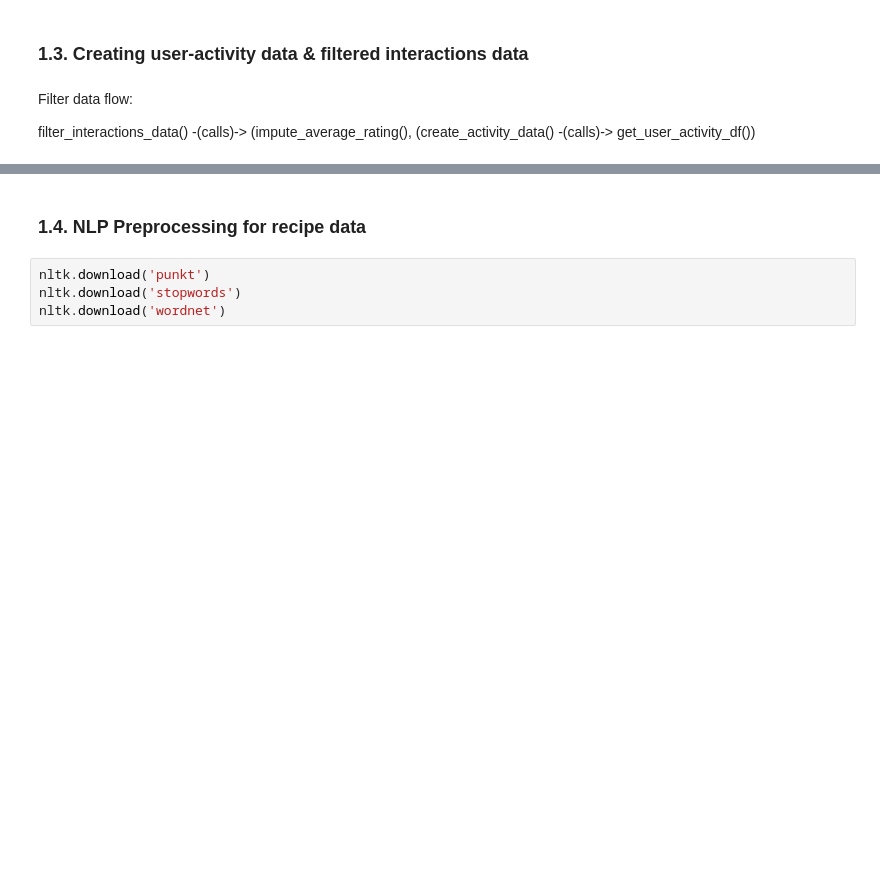
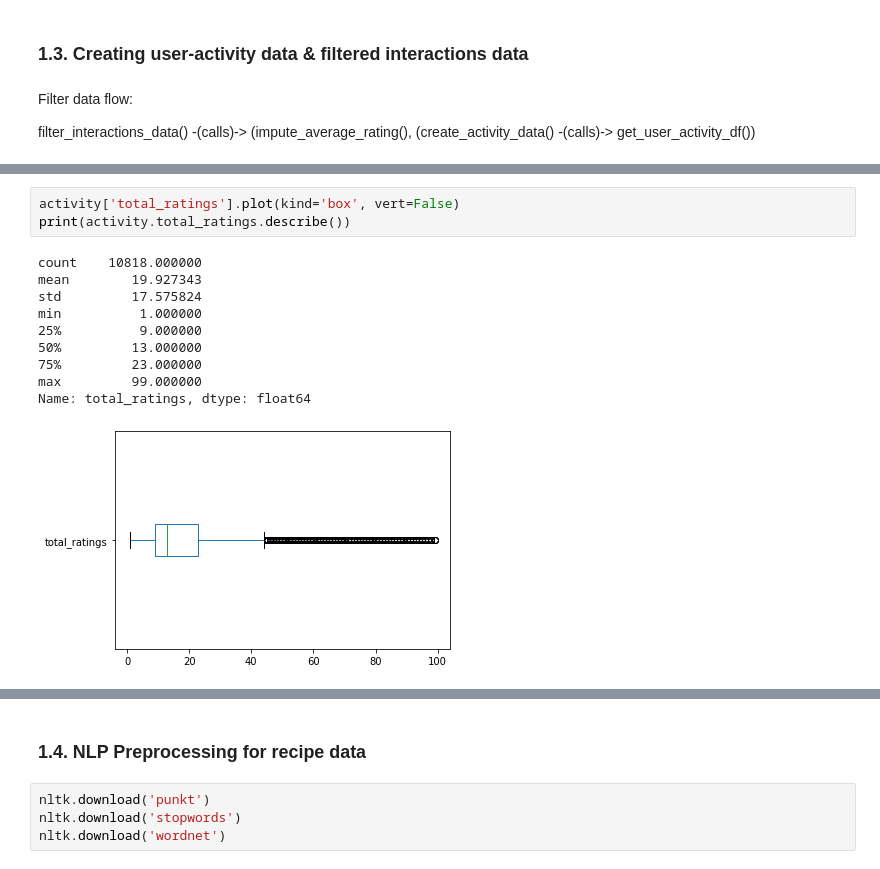
Before and after one commit to CaroHolt/WebMiningRecipeProject, a Jupyter notebook: code/Content Mining Overall.ipynb, the cells around one changed output, grey strips where cells are left out. Drawn from its saved outputs; the diff is of its cells as text; blank space fills up the shorter version.

```diff
--- a/code/Content Mining Overall.ipynb
+++ b/code/Content Mining Overall.ipynb
@@ -214,3 +215,17 @@ Number of imputed ratings: 8169
+# %%
+activity['total_ratings'].plot(kind='box', vert=False)
+print(activity.total_ratings.describe())
+# %% [output]
+count    10818.000000
+mean        19.927343
+std         17.575824
+min          1.000000
+25%          9.000000
+50%         13.000000
+75%         23.000000
+max         99.000000
+Name: total_ratings, dtype: float64
+[figure, added]
 # %%
 #Let's look at the distribution of ratings
 get_rating_dist(interactions.rating)
```
Also changed, not shown: parts of 15 cells of this notebook.
